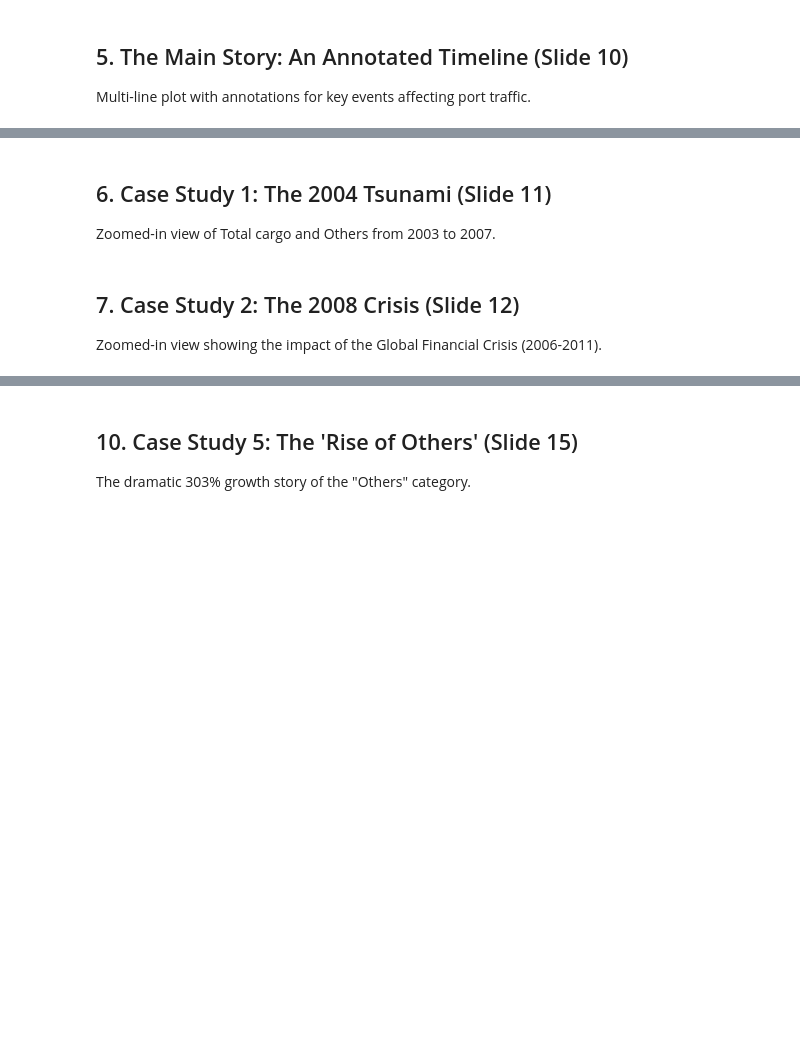
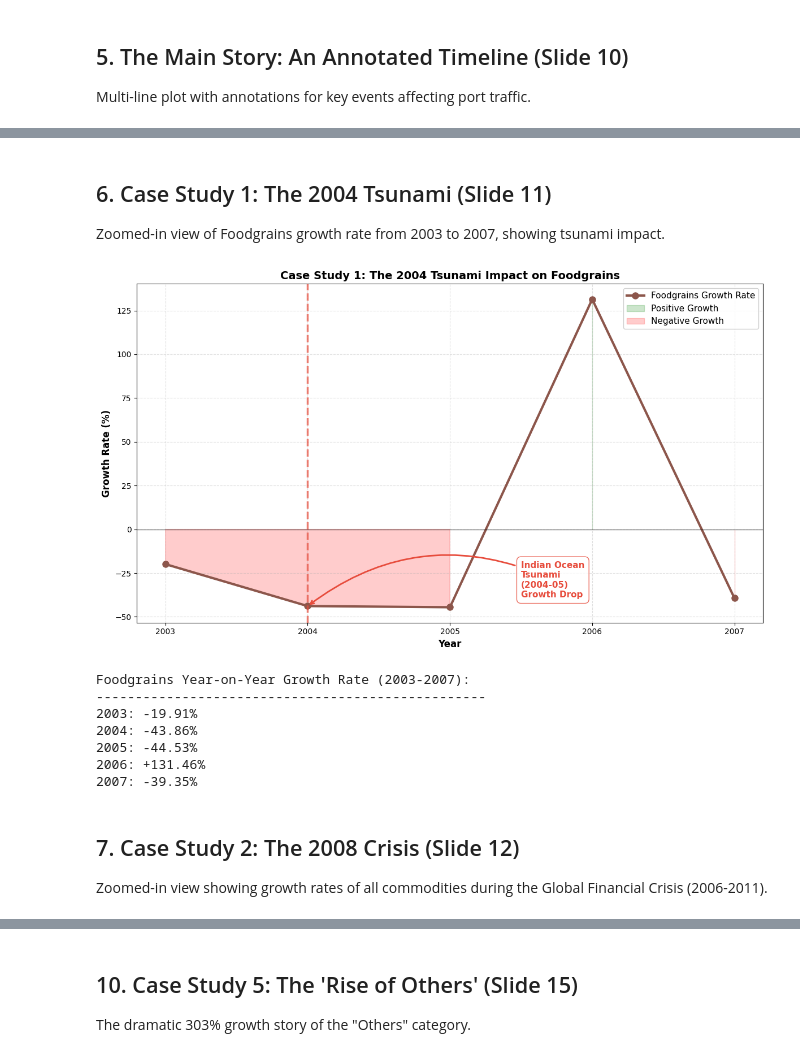
Before and after one commit to sarthak-somani/stats-project, a Jupyter notebook: slide-level-charts.ipynb, the cells around one changed output, grey strips where cells are left out. Saved outputs shown, nothing was run; the diff lists cells and outputs as text; code cells hidden in the pictures; blank space fills up the shorter version.

```diff
--- a/slide-level-charts.ipynb
+++ b/slide-level-charts.ipynb
@@ -209,4 +402,4 @@ plt.show()
 # %% [markdown]
 ## 6. Case Study 1: The 2004 Tsunami (Slide 11)
 
-Zoomed-in view of Total cargo and Others from 2003 to 2007.
+Zoomed-in view of Foodgrains growth rate from 2003 to 2007, showing tsunami impact.
@@ -246,5 +406,73 @@ print(f"Total Cargo Growth 2004-2005: {((df.loc[mask, total_col].iloc[2] - df.lo
+# %%
+# Calculate Foodgrains growth rate (year-on-year percentage change)
+foodgrains_growth = df['Foodgrains'].pct_change() * 100
+
+# Filter data for 2003-2007
+mask = (years >= 2003) & (years <= 2007)
+zoom_years = years[mask]
+zoom_growth = foodgrains_growth[mask]
+
+plt.figure(figsize=(12, 7))
+
+# Plot Foodgrains growth rate
+plt.plot(zoom_years, zoom_growth, marker='o', linewidth=3,
+         markersize=8, label='Foodgrains Growth Rate', color=commodity_colors['Foodgrains'])
+
+# Fill areas for positive and negative growth
+plt.fill_between(zoom_years, zoom_growth, 0, where=(zoom_growth >= 0),
+                 color='green', alpha=0.2, label='Positive Growth')
+plt.fill_between(zoom_years, zoom_growth, 0, where=(zoom_growth < 0),
+                 color='red', alpha=0.2, label='Negative Growth')
+
+# Add horizontal line at zero
+plt.axhline(0, color='black', linewidth=1, linestyle='-', alpha=0.5)
+
+# Add vertical line for tsunami
+plt.axvline(x=2004, color='#e74c3c', linestyle='--', linewidth=2.5, alpha=0.7)
+
+# Add annotation with arrow pointing to the growth drop
+tsunami_year = 2004
+tsunami_idx = list(zoom_years).index(tsunami_year)
+growth_at_tsunami = zoom_growth.iloc[tsunami_idx]
+
+arrow_props = dict(arrowstyle='->', connectionstyle='arc3,rad=0.3',
+                   color='#e74c3c', lw=2)
+plt.annotate('Indian Ocean\nTsunami\n(2004-05)\nGrowth Drop',
+             xy=(tsunami_year, growth_at_tsunami),
+             xytext=(2005.5, growth_at_tsunami + 5),
+             fontsize=11, fontweight='bold', color='#e74c3c',
+             bbox=dict(boxstyle='round,pad=0.5', facecolor='white',
+                      edgecolor='#e74c3c', alpha=0.8),
+             arrowprops=arrow_props)
+
+plt.xlabel('Year', fontsize=12, fontweight='bold')
+plt.ylabel('Growth Rate (%)', fontsize=12, fontweight='bold')
+plt.title('Case Study 1: The 2004 Tsunami Impact on Foodgrains', fontsize=14, fontweight='bold')
+plt.legend(loc='best', fontsize=11, framealpha=0.9)
+plt.grid(True, alpha=0.4, linestyle='--')
+plt.xticks(zoom_years)
+plt.tight_layout()
+plt.show()
+
+# Print year-on-year growth statistics
+print("\nFoodgrains Year-on-Year Growth Rate (2003-2007):")
+print("-" * 50)
+for year, growth in zip(zoom_years, zoom_growth):
+    if pd.notna(growth):
+        print(f"{year}: {growth:+6.2f}%")
+    else:
+        print(f"{year}: N/A (first year)")
+# %% [output]
+[figure, added]
+Foodgrains Year-on-Year Growth Rate (2003-2007):
+--------------------------------------------------
+2003: -19.91%
+2004: -43.86%
+2005: -44.53%
+2006: +131.46%
+2007: -39.35%
 # %% [markdown]
 ## 7. Case Study 2: The 2008 Crisis (Slide 12)
 
-Zoomed-in view showing the impact of the Global Financial Crisis (2006-2011).
+Zoomed-in view showing growth rates of all commodities during the Global Financial Crisis (2006-2011).
 # %%
```
Also changed, not shown: parts of 16 cells of this notebook.
